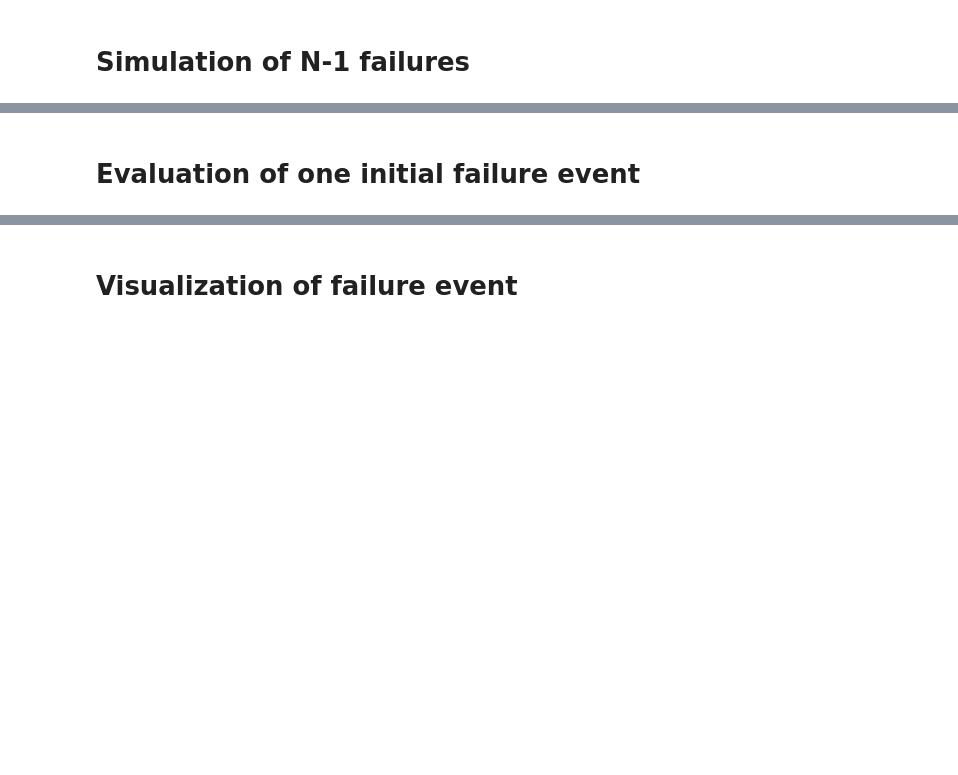
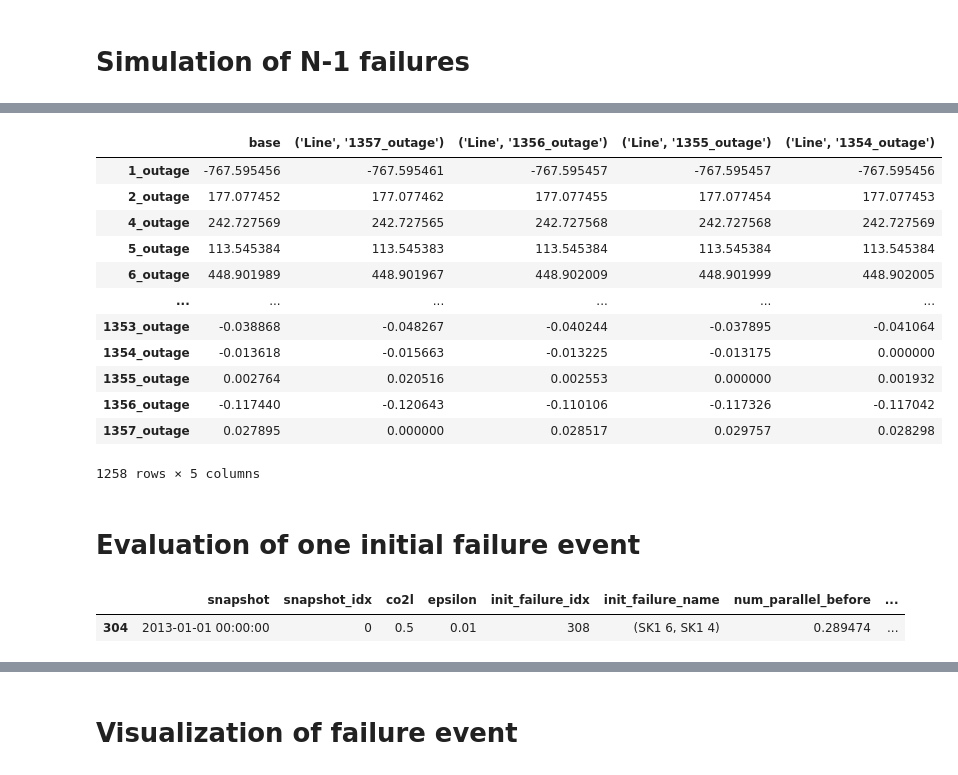
Before and after one commit to maurizio-titz/Power-system-split, a Jupyter notebook: notebooks/n-1_stability.ipynb, the cells around one changed output, grey strips where cells are left out. Cells and saved outputs as stored; diff of their text form; code cells hidden in the pictures; blank space fills up the shorter version.

```diff
--- a/notebooks/n-1_stability.ipynb
+++ b/notebooks/n-1_stability.ipynb
@@ -136,2 +138,31 @@ cascade_results
+# %%
+post_flows_pypsa = pd.read_csv('./data/sclopf_test_data/lpf_contingency.csv', index_col=[0])
+post_flows_pypsa.loc[duplicated_lines + '_outage'] += post_flows_pypsa.loc[duplicated_lines].values
+post_flows_pypsa = post_flows_pypsa[~post_flows_pypsa.index.isin(duplicated_lines)]
+post_flows_pypsa
+# %% [output]
+|  | base | ('Line', '1357_outage') | ('Line', '1356_outage') | ('Line', '1355_outage') | ('Line', '1354_outage') |
+| 1_outage | -767.595456 | -767.595461 | -767.595457 | -767.595457 | -767.595456 |
+| 2_outage | 177.077452 | 177.077462 | 177.077455 | 177.077454 | 177.077453 |
+| 4_outage | 242.727569 | 242.727565 | 242.727568 | 242.727568 | 242.727569 |
+| 5_outage | 113.545384 | 113.545383 | 113.545384 | 113.545384 | 113.545384 |
+| 6_outage | 448.901989 | 448.901967 | 448.902009 | 448.901999 | 448.902005 |
+| ... | ... | ... | ... | ... | ... |
+| 1353_outage | -0.038868 | -0.048267 | -0.040244 | -0.037895 | -0.041064 |
+| 1354_outage | -0.013618 | -0.015663 | -0.013225 | -0.013175 | 0.000000 |
+| 1355_outage | 0.002764 | 0.020516 | 0.002553 | 0.000000 | 0.001932 |
+| 1356_outage | -0.117440 | -0.120643 | -0.110106 | -0.117326 | -0.117042 |
+| 1357_outage | 0.027895 | 0.000000 | 0.028517 | 0.029757 | 0.028298 |
+1258 rows × 5 columns
 # %% [markdown]
 # Evaluation of one initial failure event
+# %%
+init_failure_pypsa_idx = '1357_outage'
+
+res = cascade_results[cascade_results.init_failure_name==(network.lines.loc[init_failure_pypsa_idx].bus1, network.lines.loc[init_failure_pypsa_idx].bus0)]
+if res.empty:
+    res = cascade_results[cascade_results.init_failure_name==(network.lines.loc[init_failure_pypsa_idx].bus0, network.lines.loc[init_failure_pypsa_idx].bus1)]
+res
+# %% [output]
+|  | snapshot | snapshot_idx | co2l | epsilon | init_failure_idx | init_failure_name | num_parallel_before | ... |
+| 304 | 2013-01-01 00:00:00 | 0 | 0.5 | 0.01 | 308 | (SK1 6, SK1 4) | 0.289474 | ... |
```
Also changed, not shown: parts of 25 cells of this notebook, 1 other file.
